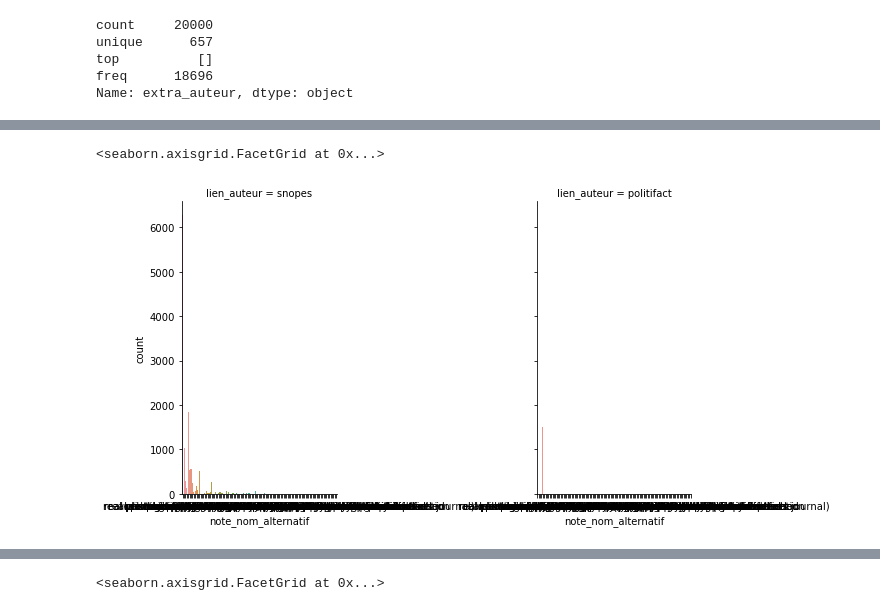
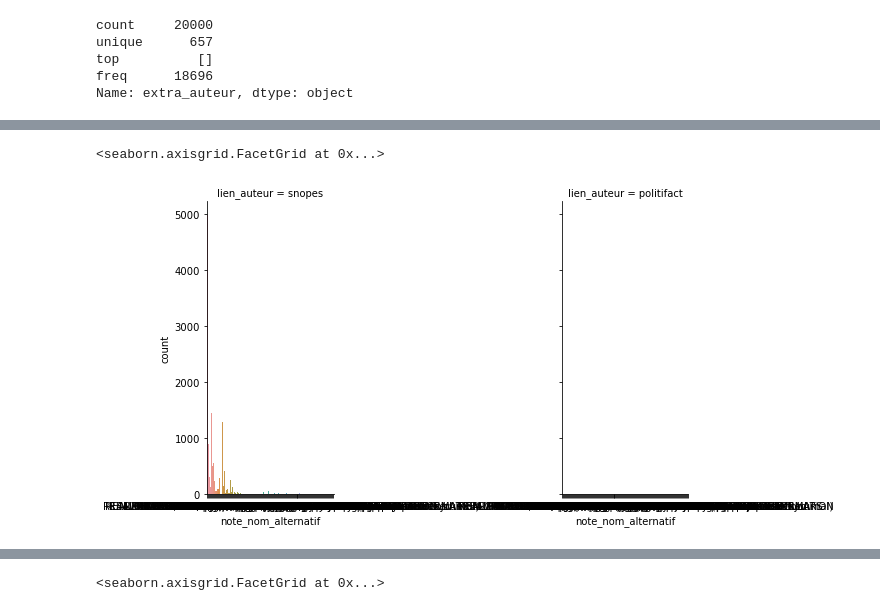
Before and after one commit to MassiBelaid/projetScienceDonnees, a Jupyter notebook: projet.ipynb, the cells around one changed output, grey strips where cells are left out. Cells and saved outputs as stored; diff of their text form; code cells hidden in the pictures.

```diff
--- a/projet.ipynb
+++ b/projet.ipynb
@@ -183,7 +161,7 @@ freq                                                   1132
 Name: lien, dtype: object
 ... (17 outputs left out)
 # %%
-df.drop_duplicates(subset=["lien_auteur","contenu"],keep='first', inplace=True)
+df.drop_duplicates(subset=["source","contenu","note_nom_alternatif","date_examination"],keep='first', inplace=True)
 # %%
 for column in df :
     print(column)
@@ -271,8 +239,8 @@ sns.factorplot(x='note_nom_alternatif', col='source', kind='count', data=df)
 # %%
-sns.factorplot(x='note_nom_alternatif', col='lien_auteur', kind='count', data=df)
+sns.catplot(x='note_nom_alternatif', col='lien_auteur', kind='count', data=df)
 # %% [output]
 <seaborn.axisgrid.FacetGrid at 0x...>
-[figure, old version]
+[figure, new version]
 # %%
 def toLower(mot) :
     return str(mot).lower()
```
Also changed, not shown: parts of 65 cells of this notebook.
